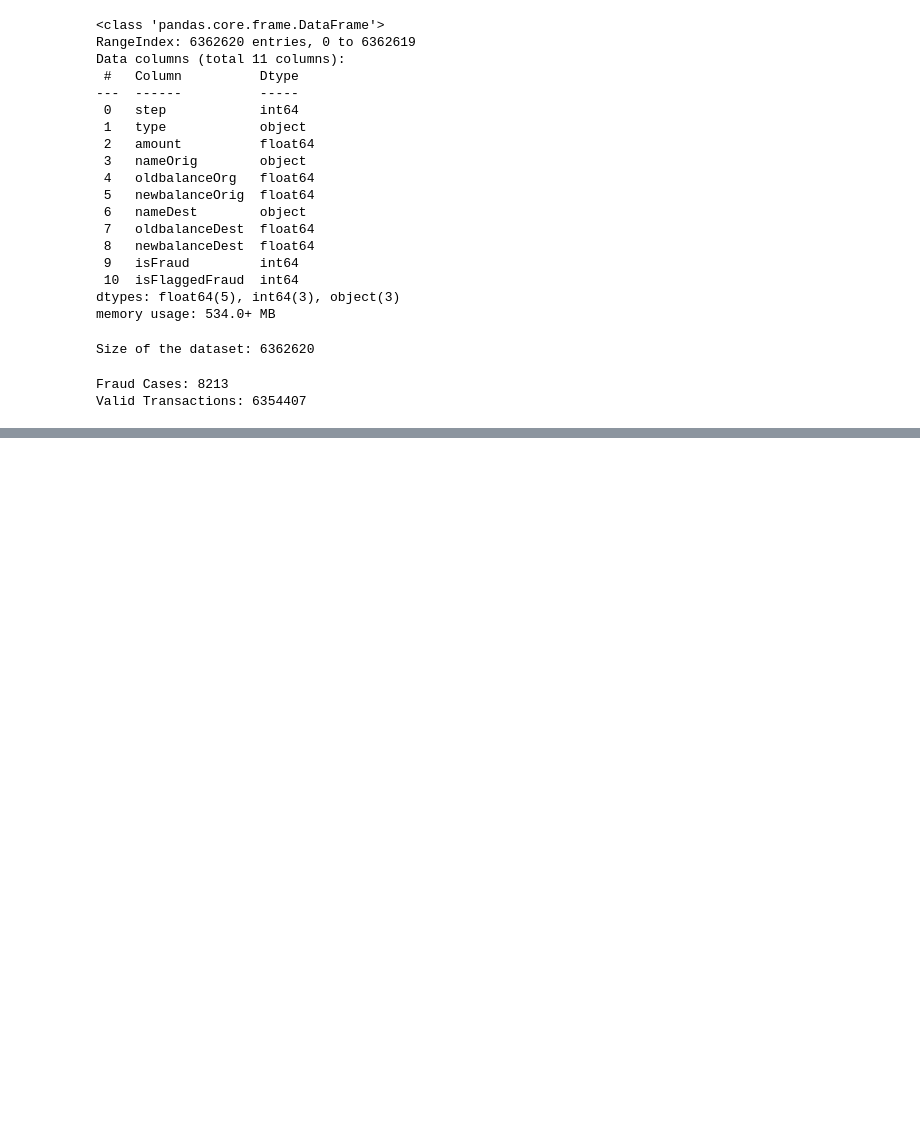
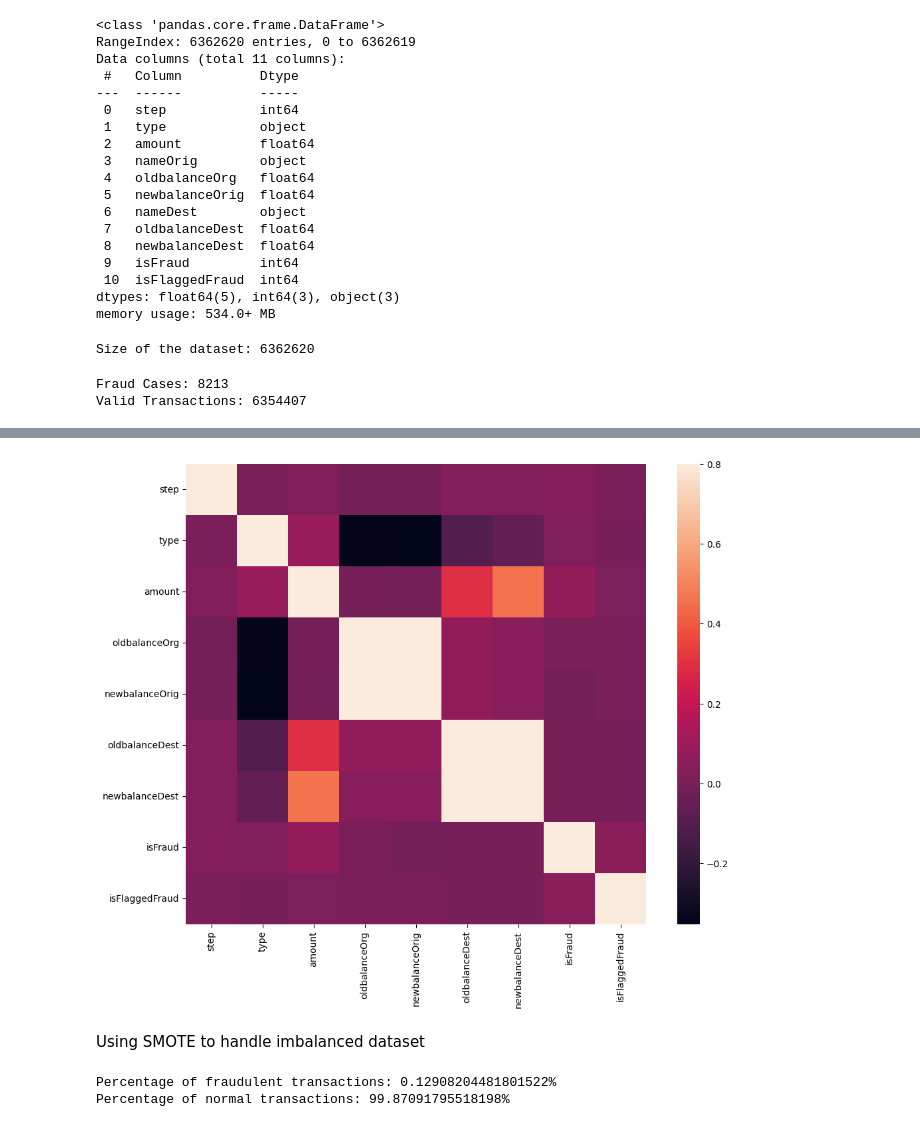
Before and after one commit to Likhita-Narra/Credit-Card-Fraud-Detection, a Jupyter notebook: Algorithm 2.ipynb, the cells around one changed output, grey strips where cells are left out. Cells and saved outputs as stored; diff of their text form; code cells hidden in the pictures; blank space fills up the shorter version.

```diff
--- a/Algorithm 2.ipynb
+++ b/Algorithm 2.ipynb
@@ -63,0 +66,2 @@ Valid Transactions: 6354407
+# %%
+data.drop(['nameOrig', 'nameDest'], axis=1, inplace=True)
@@ -63,0 +77,4 @@ Valid Transactions: 6354407
+# %%
+# get all categorical columns in the dataframe
+catCols = [col for col in data.columns if data[col].dtype=="O"]
+print(catCols)
@@ -63,0 +83,8 @@ Valid Transactions: 6354407
+# %%
+#cconverting categorical columns into integer range
+from sklearn.preprocessing import LabelEncoder
+
+lb_make = LabelEncoder()
+
+for item in catCols:
+    data[item] = lb_make.fit_transform(data[item])
@@ -63,0 +110,16 @@ Valid Transactions: 6354407
+# %%
+# Correlation matrix
+corrmat = data.corr()
+fig = plt.figure(figsize = (12, 9))
+sns.heatmap(corrmat, vmax = .8, square = True)
+plt.show()
+# %% [output]
+[figure, added]
+# %% [markdown]
+Using SMOTE to handle imbalanced dataset
+# %%
+print(f"Percentage of fraudulent transactions: {((len(data[data['isFraud'] == 1]))/(len(data)))*100}%")
+print(f"Percentage of normal transactions: {((len(data[data['isFraud'] == 0]))/(len(data)))*100}%")
+# %% [output]
+Percentage of fraudulent transactions: 0.12908204481801522%
+Percentage of normal transactions: 99.87091795518198%
```
Also changed, not shown: parts of 20 cells of this notebook.
